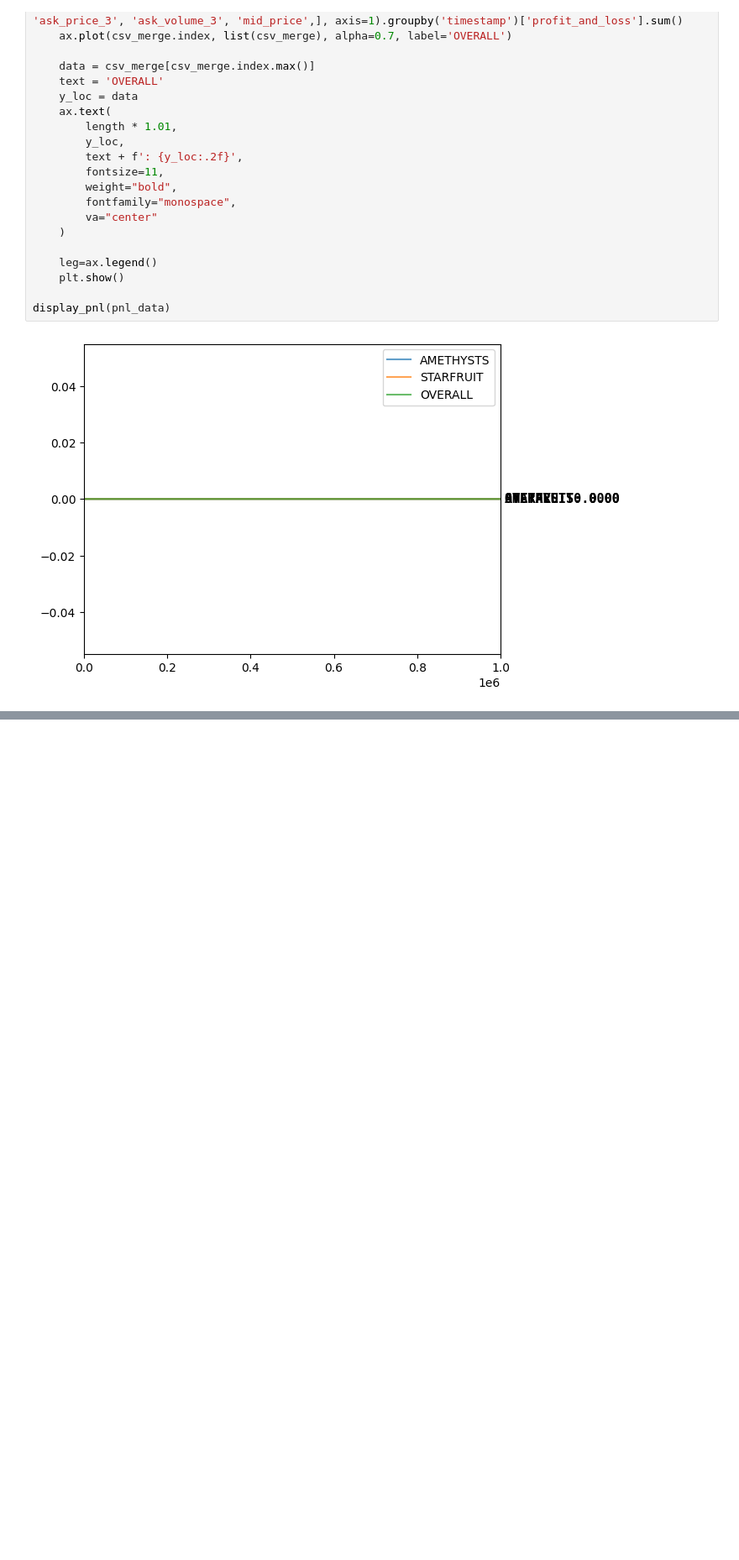
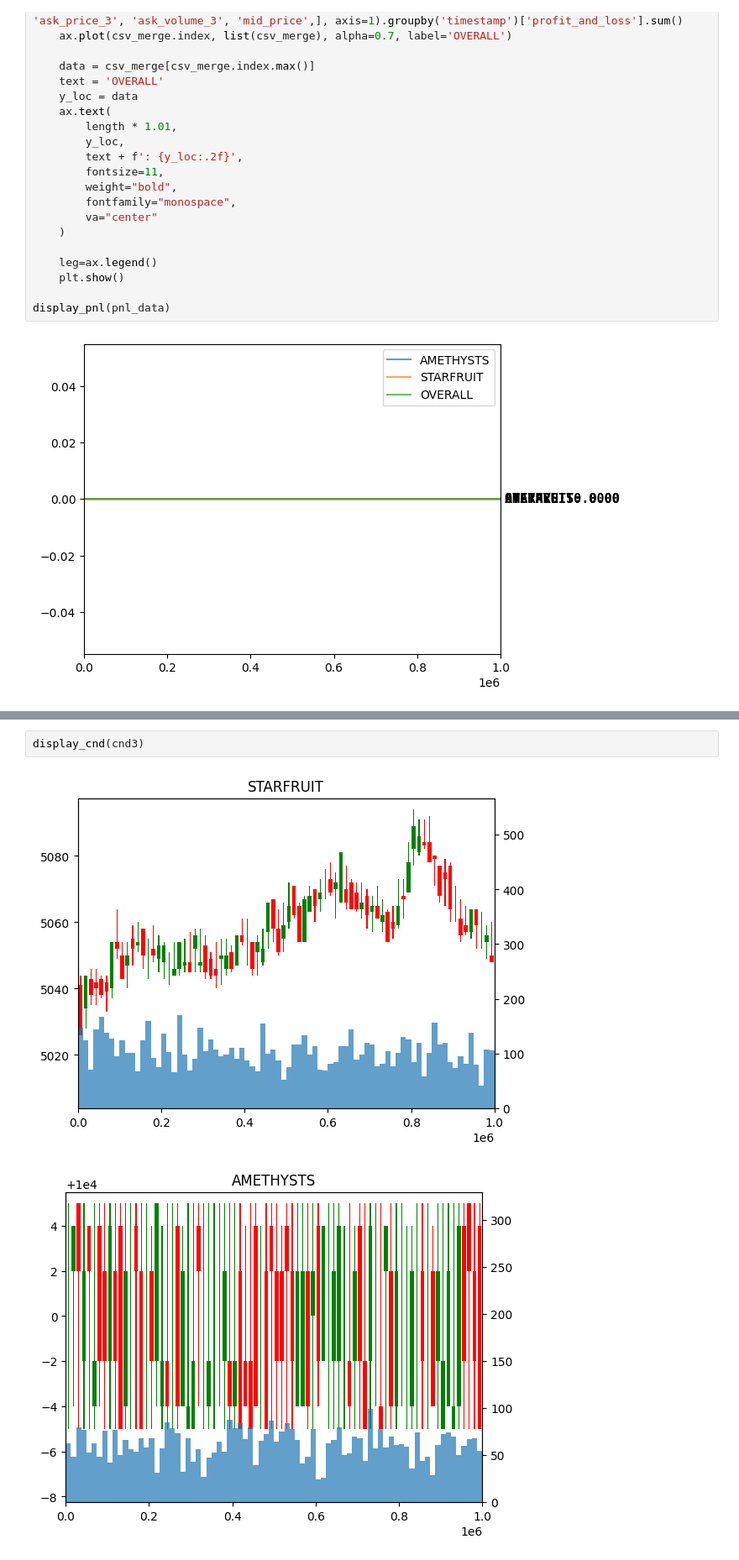
Before and after one commit to Eric1K/IMC-Prop-2, a Jupyter notebook: vis.ipynb, the cells around one changed output, grey strips where cells are left out. Shown at 84% size. Drawn from its saved outputs; the diff is of its cells as text; blank space fills up the shorter version.

```diff
--- a/vis.ipynb
+++ b/vis.ipynb
@@ -123,0 +133,5 @@ display_cnd(cnd)
+# %%
+display_cnd(cnd3)
+# %% [output]
+[figure, added]
+[figure, added]
```
Also changed, not shown: parts of 3 cells of this notebook.
